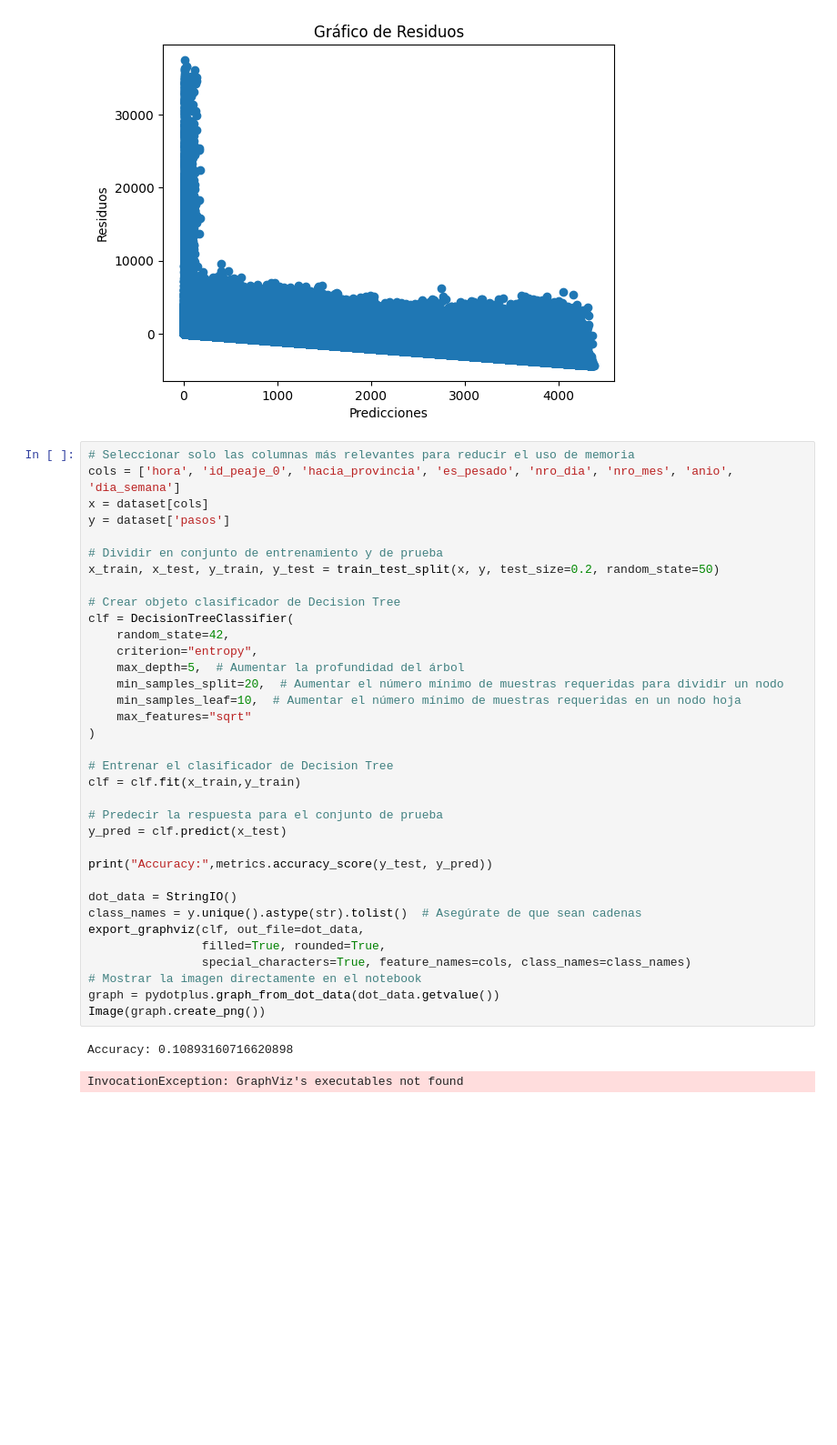
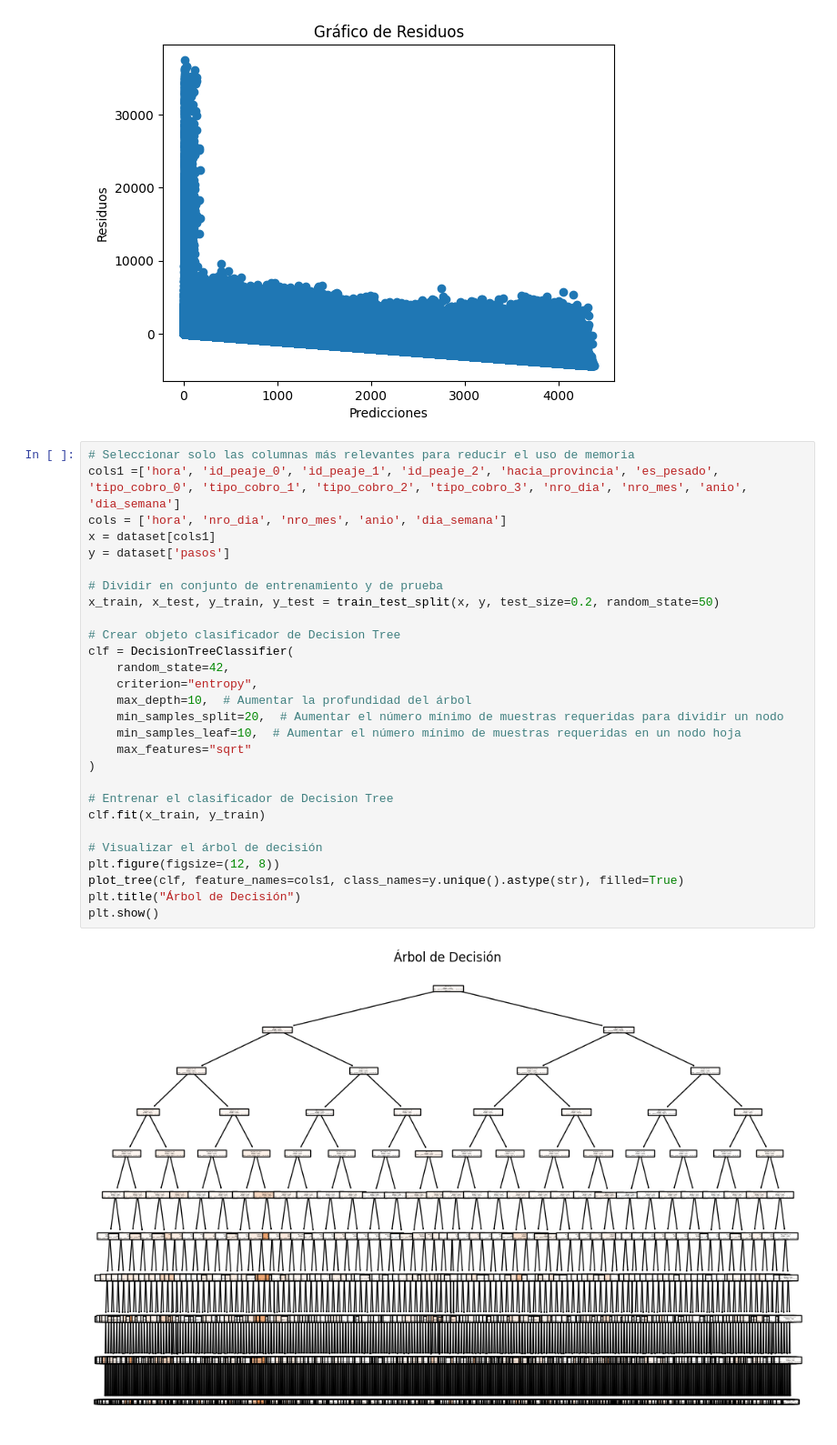
Before and after one commit to GuadiAguilera/TP_CDD, a Jupyter notebook: G13_Trabajo_Practico_Entrega_3.ipynb, the cells around one changed output. Shown at 91% size. Cells and saved outputs as stored; diff of their text form; blank space fills up the shorter version.

```diff
--- a/G13_Trabajo_Practico_Entrega_3.ipynb
+++ b/G13_Trabajo_Practico_Entrega_3.ipynb
@@ -289,39 +290,31 @@ Error Absoluto Medio Porcentual (MAPE): 2117.8977341785094
 [figure]
 # %%
 # Seleccionar solo las columnas más relevantes para reducir el uso de memoria
-cols = ['hora', 'id_peaje_0', 'hacia_provincia', 'es_pesado', 'nro_dia', 'nro_mes', 'anio', 'dia_semana']
-x = dataset[cols]
+cols1 =['hora', 'id_peaje_0', 'id_peaje_1', 'id_peaje_2', 'hacia_provincia', 'es_pesado', 'tipo_cobro_0', 'tipo_cobro_1', 'tipo_cobro_2', 'tipo_cobro_3', 'nro_dia', 'nro_mes', 'anio', 'dia_semana']
+cols = ['hora', 'nro_dia', 'nro_mes', 'anio', 'dia_semana']
+x = dataset[cols1]
 y = dataset['pasos']
 
 # Dividir en conjunto de entrenamiento y de prueba
 x_train, x_test, y_train, y_test = train_test_split(x, y, test_size=0.2, random_state=50)
 
 # Crear objeto clasificador de Decision Tree
 clf = DecisionTreeClassifier(
     random_state=42,
     criterion="entropy",
-    max_depth=5,  # Aumentar la profundidad del árbol
+    max_depth=10,  # Aumentar la profundidad del árbol
     min_samples_split=20,  # Aumentar el número mínimo de muestras requeridas para dividir un nodo
     min_samples_leaf=10,  # Aumentar el número mínimo de muestras requeridas en un nodo hoja
     max_features="sqrt"
 )
 
 # Entrenar el clasificador de Decision Tree
-clf = clf.fit(x_train,y_train)
+clf.fit(x_train, y_train)
 
-# Predecir la respuesta para el conjunto de prueba
-y_pred = clf.predict(x_test)
-
-print("Accuracy:",metrics.accuracy_score(y_test, y_pred))
-
-dot_data = StringIO()
-class_names = y.unique().astype(str).tolist()  # Asegúrate de que sean cadenas
-export_graphviz(clf, out_file=dot_data,
-                filled=True, rounded=True,
-                special_characters=True, feature_names=cols, class_names=class_names)
-# Mostrar la imagen directamente en el notebook
-graph = pydotplus.graph_from_dot_data(dot_data.getvalue())
-Image(graph.create_png())
+# Visualizar el árbol de decisión
+plt.figure(figsize=(12, 8))
+plot_tree(clf, feature_names=cols1, class_names=y.unique().astype(str), filled=True)
+plt.title("Árbol de Decisión")
+plt.show()
 # %% [output]
-Accuracy: 0.10893160716620898
-InvocationException: GraphViz's executables not found
+[figure, added]
```
Also changed, not shown: parts of 1 cell of this notebook.
